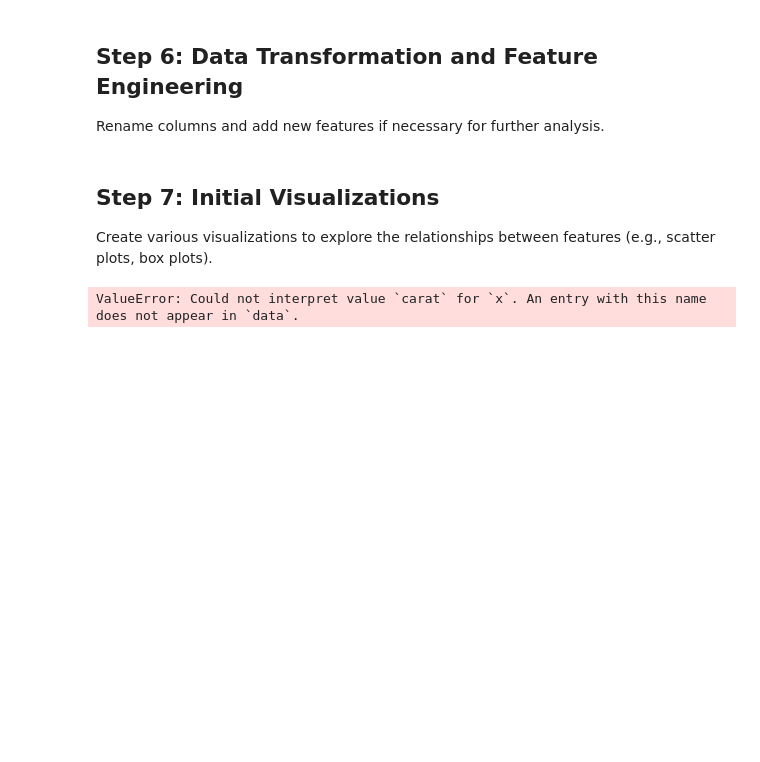
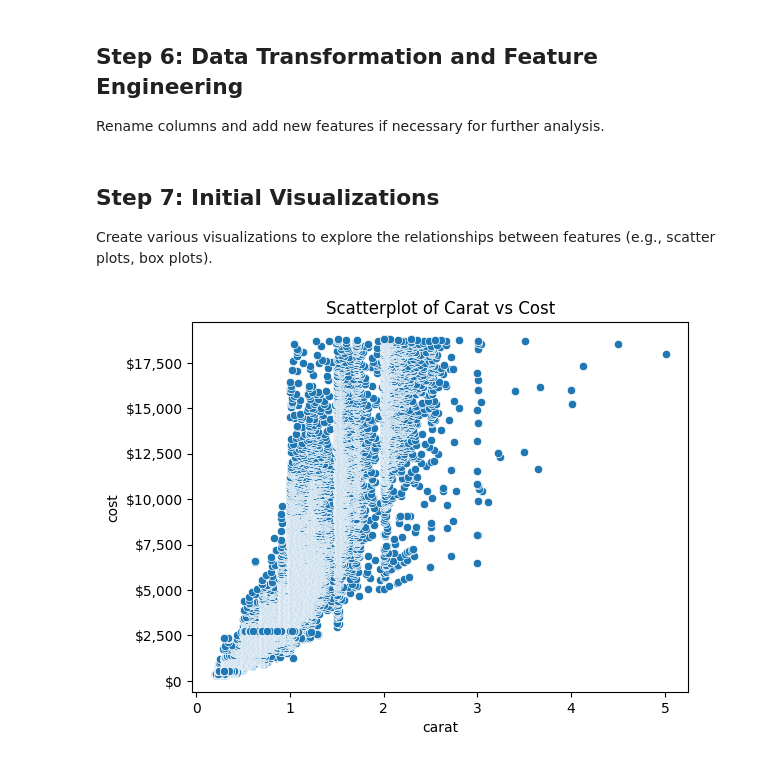
Before and after one commit to SchroderJ-pixel/datafun-06-eda, a Jupyter notebook: schroder-eda.ipynb, the cells around one changed output. Saved outputs shown, nothing was run; the diff lists cells and outputs as text; code cells hidden in the pictures; blank space fills up the shorter version.

```diff
--- a/schroder-eda.ipynb
+++ b/schroder-eda.ipynb
@@ -111,15 +123,18 @@ plt.show()
 
 Rename columns and add new features if necessary for further analysis.
 # %%
-diamonds.rename(columns={'carat': 'weight'}, inplace=True)
-diamonds['price_per_carat'] = diamonds['price'] / diamonds['weight']
+diamonds.rename(columns={'price': 'cost'}, inplace=True)
+diamonds['price_per_carat'] = diamonds['cost'] / diamonds['carat']
 # %% [markdown]
 ## **Step 7: Initial Visualizations**
 
 Create various visualizations to explore the relationships between features (e.g., scatter plots, box plots).
-# %%
-diamonds.columns = diamonds.columns.str.strip()  # Remove any leading/trailing spaces
-sns.scatterplot(x='carat', y='price', data=diamonds)
-plt.show()
-# %% [output]
-ValueError: Could not interpret value `carat` for `x`. An entry with this name does not appear in `data`.
+# %%
+import matplotlib.ticker as mtick
+
+sns.scatterplot(x='carat', y='cost', data=diamonds)
+plt.gca().yaxis.set_major_formatter(mtick.StrMethodFormatter('${x:,.0f}'))
+plt.title('Scatterplot of Carat vs Cost')  # Title added here
+plt.show()
+# %% [output]
+[figure, added]
```
Also changed, not shown: parts of 11 cells of this notebook.
